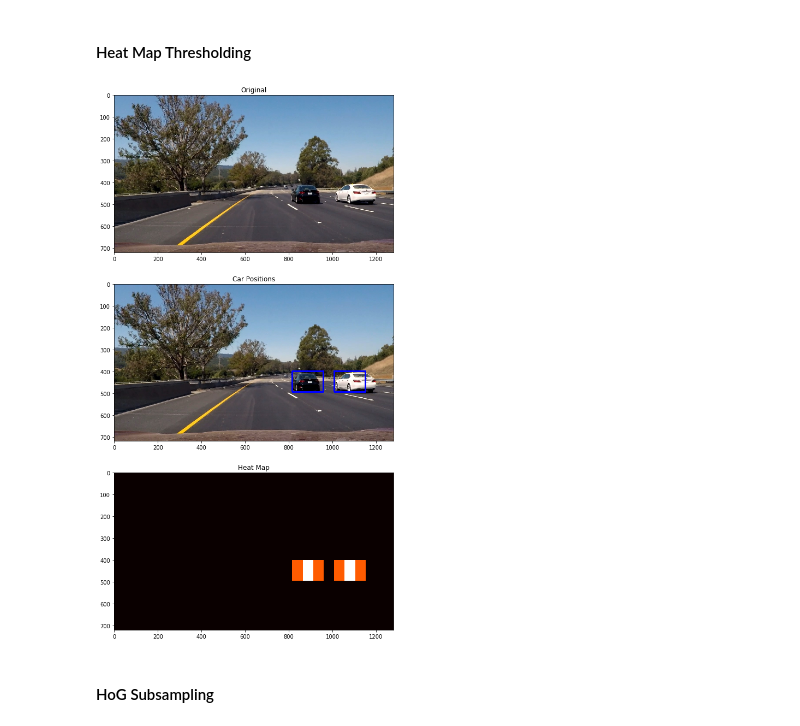
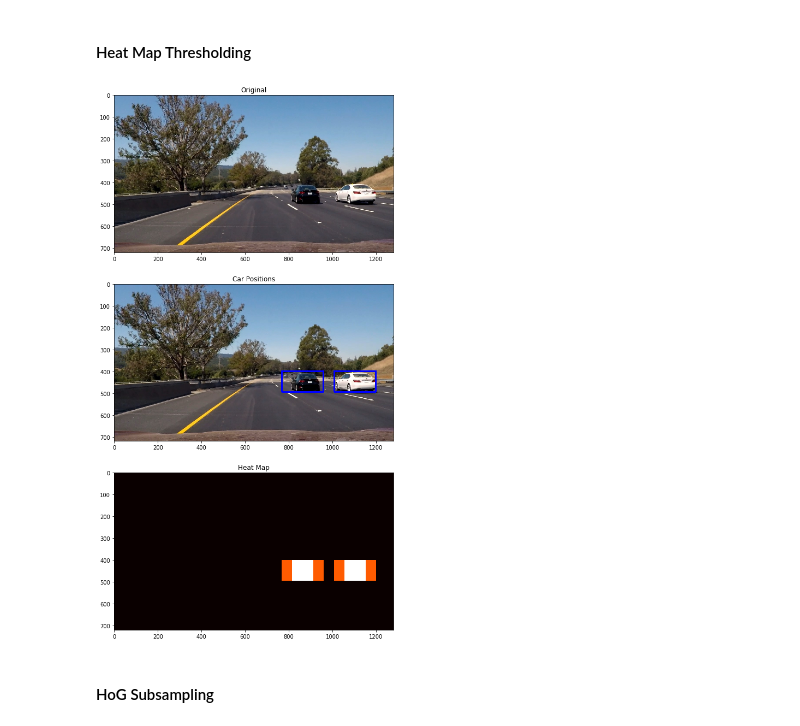
Before and after one commit to sseshadr/CarND-Vehicle-Detection, a Jupyter notebook: vehDetTrack.ipynb, the cells around one changed output. Cells and saved outputs as stored; diff of their text form; code cells hidden in the pictures.

```diff
--- a/vehDetTrack.ipynb
+++ b/vehDetTrack.ipynb
@@ -274,9 +275,9 @@ visualize(fig,2,2,images,titles)
 # %% [markdown]
 #### Extract Features for Training
 # %%
-color_space = 'HSV' #'RGB ' # Can be RGB, HSV, LUV, HLS, YUV, YCrCb
+color_space = 'YUV' #'RGB ' # Can be RGB, HSV, LUV, HLS, YUV, YCrCb
 orient = 9 #6  # HOG orientations
-pix_per_cell = 8 # HOG pixels per cell
+pix_per_cell = 16 # 8 # HOG pixels per cell
 cell_per_block = 2 # HOG cells per block
 hog_channel = 'ALL' #0 # Can be 0, 1, 2, or "ALL"
 spatial_size = (32, 32) # Spatial binning dimensions
@@ -340,7 +341,7 @@ Feature vector length: 8460
 ### Train Classifier
 # %%
 # Use a linear SVC
-svc = LinearSVC()
+svc = LinearSVC(C=0.01)
 # Check the training time for the SVC
 t=time.time()
 svc.fit(X_train, y_train)
@@ -510,38 +511,40 @@ def draw_labeled_bboxes(img, labels):
         nonzerox = np.array(nonzero[1])
         # Define a bounding box based on min/max x and y
         bbox = ((np.min(nonzerox), np.min(nonzeroy)), (np.max(nonzerox), np.max(nonzeroy)))
-#         print(bbox)
-        # Draw the box on the image
-        cv2.rectangle(draw_img, bbox[0], bbox[1], (0,0,255), 6)
+        area = (np.max(nonzerox) - np.min(nonzerox)) * (np.max(nonzeroy) - np.min(nonzeroy))
+        if area > 2000:
+            # Draw the box on the image
+#             print(area)
+            cv2.rectangle(draw_img, bbox[0], bbox[1], (0,0,255), 6)
     # Return the image
     return draw_img
 
 # Test image
 image = mpimg.imread('test_images/test6.jpg')
 
 # Initialize heat map
 heat = np.zeros_like(image[:,:,0]).astype(np.float)
 
 # Add heat to each box in box list
 heat = add_heat(heat,hot_windows)
 # print(np.min(heat))
 
 # Apply threshold to help remove false positives
 heat = apply_threshold(heat,0)
 
 # Visualize the heatmap when displaying
 heatmap = np.clip(heat, 0, 255)
 
 # Find final boxes from heatmap using label function
 labels = label(heatmap)
 draw_img = draw_labeled_bboxes(image, labels)
 
 imgs = [image,draw_img,heatmap]
 titles = ['Original','Car Positions','Heat Map']
 fig = plt.figure(figsize=(12,18))
 visualize(fig,3,1,imgs,titles)
 # %% [output]
-[figure, old version]
+[figure, new version]
 # %% [markdown]
 #### HoG Subsampling
 # %%
```
Also changed, not shown: parts of 11 cells of this notebook.
